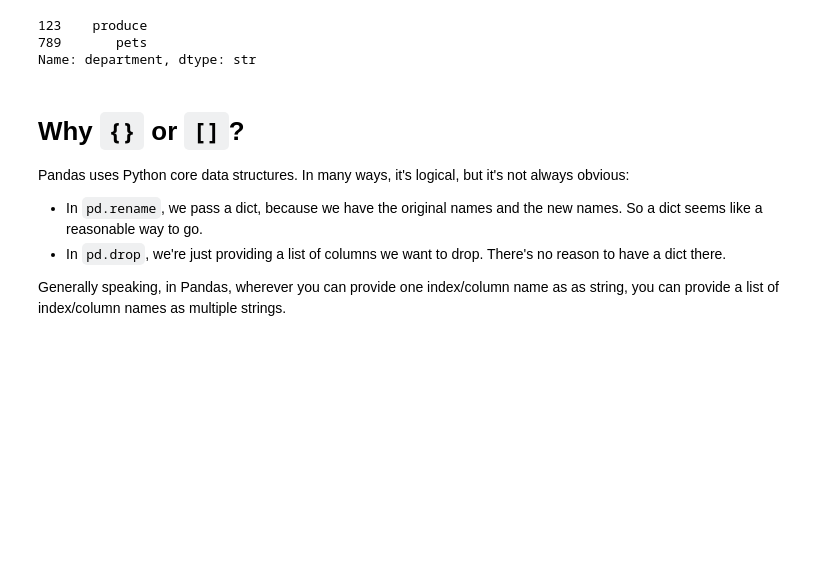
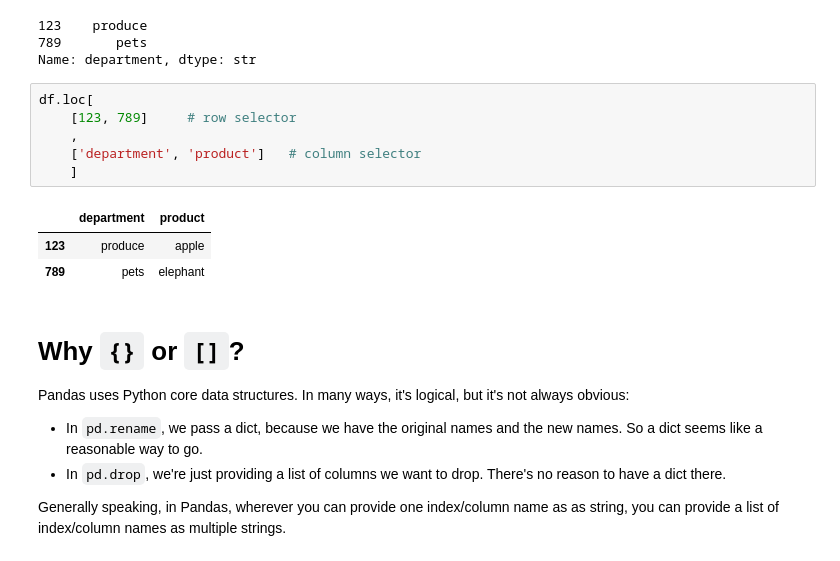
Before and after one commit to reuven/OReilly-PythonData-2026-06, a Jupyter notebook: OReilly-PythonData-2026-06-15.ipynb, the cells around one changed output. Saved outputs shown, nothing was run; the diff lists cells and outputs as text; blank space fills up the shorter version.

```diff
--- a/OReilly-PythonData-2026-06-15.ipynb
+++ b/OReilly-PythonData-2026-06-15.ipynb
@@ -340,6 +340,16 @@ df.loc[
 123    produce
 789       pets
 Name: department, dtype: str
+# %%
+df.loc[
+    [123, 789]     # row selector
+    ,
+    ['department', 'product']   # column selector
+    ]
+# %% [output]
+|  | department | product |
+| 123 | produce | apple |
+| 789 | pets | elephant |
 # %% [markdown]
 # Why `{}` or `[]`?
 
```
